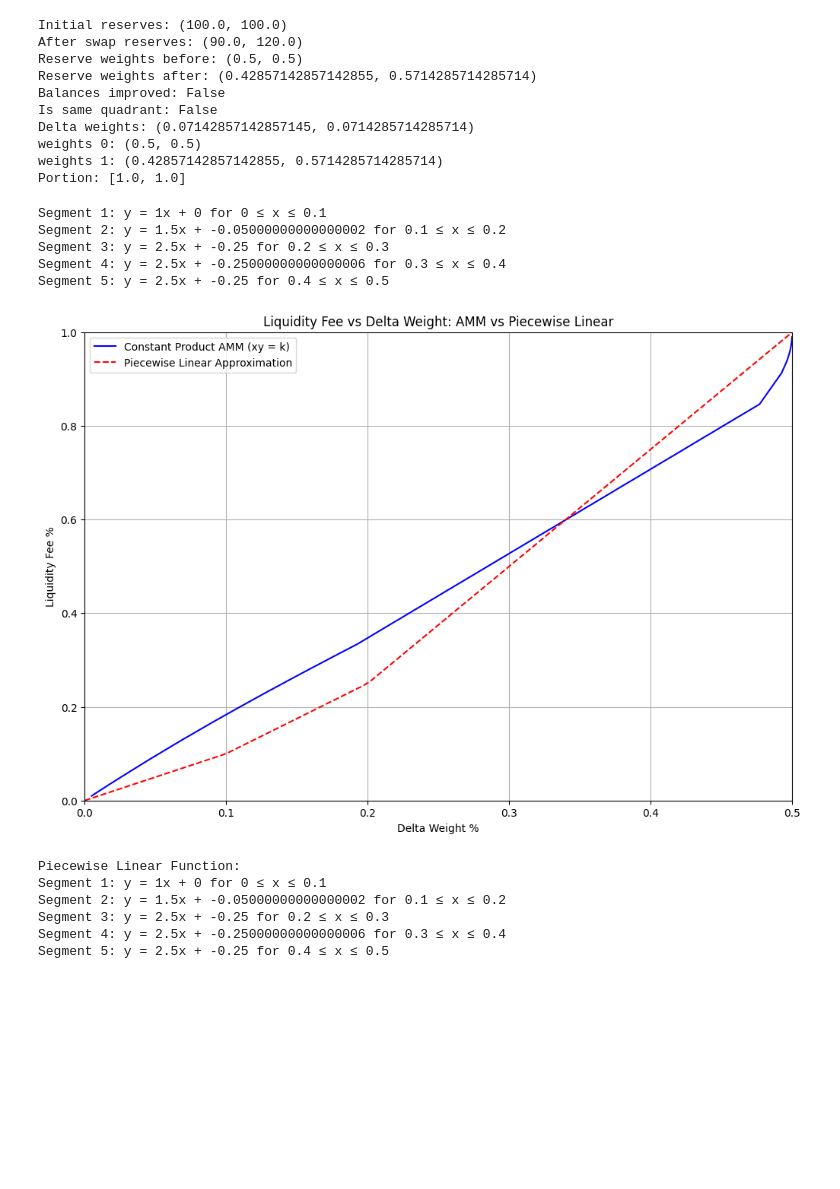
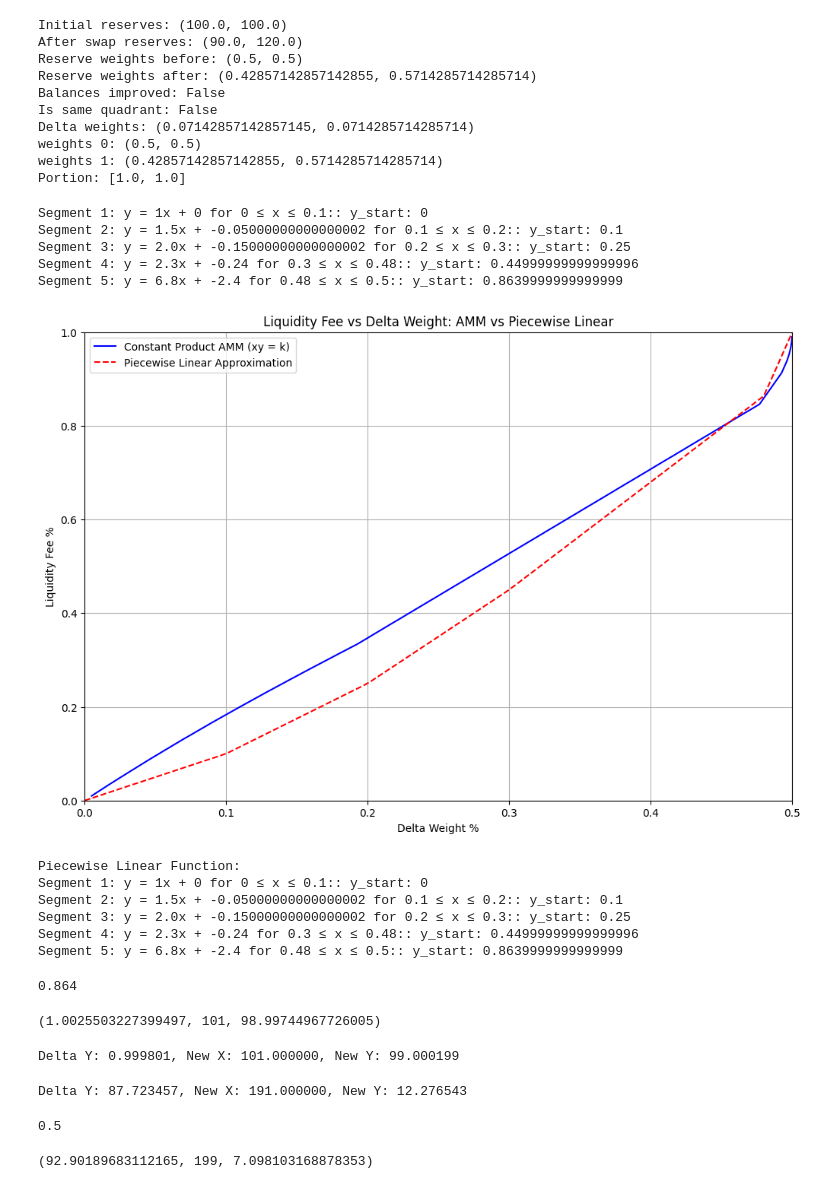
Before and after one commit to solendprotocol/steamm, a Jupyter notebook: notebooks/liquidity_fee.ipynb, the cells around one changed output. Drawn from its saved outputs; the diff is of its cells as text; code cells hidden in the pictures; blank space fills up the shorter version.

```diff
--- a/notebooks/liquidity_fee.ipynb
+++ b/notebooks/liquidity_fee.ipynb
@@ -324,37 +536,67 @@ class PiecewiseLinear:
         print("\nPiecewise Linear Function:")
         self.display()
 # %%
-
 # Create a piecewise function
 pw = PiecewiseLinear()
 
 # Add segments: (start_x, end_x, slope)
+#Segment 1: y = 1x + 0           for 0 ≤ x ≤ 0.1    (y_start: 0)
+#Segment 2: y = 1.5x - 0.05     for 0.1 ≤ x ≤ 0.2  (y_start: 0.1)
+#Segment 3: y = 2.0x - 0.15     for 0.2 ≤ x ≤ 0.3  (y_start: 0.25)
+#Segment 4: y = 2.3x - 0.24     for 0.3 ≤ x ≤ 0.48 (y_start: 0.45)
+#Segment 5: y = 6.8x - 2.4      for 0.48 ≤ x ≤ 0.5 (y_start: 0.864)
+
 pw.add_segment(0, 0.1, 1)    # slope = 1 from x=0 to x=2
 pw.add_segment(0.1, 0.2, 1.5)   # slope = -2 from x=2 to x=4
-pw.add_segment(0.2, 0.3, 2.5)  # slope = 0.5 from x=4 to x=6
-pw.add_segment(0.3, 0.4, 2.5)  # slope = 0.5 from x=4 to x=6
-pw.add_segment(0.4, 0.5, 2.5)  # slope = 0.5 from x=4 to x=6
+pw.add_segment(0.2, 0.3, 2.0)  # slope = 0.5 from x=4 to x=6
+pw.add_segment(0.3, 0.48, 2.3)  # slope = 0.5 from x=4 to x=6
+pw.add_final_segment()
 
 # Display the function
 pw.display()
 
 # pw.evaluate(0.2)
 
 # Test some points
 #test_points = [0, 1, 2, 3, 4, 5, 6]
 #for x in test_points:
 #    print(f"f({x}) = {pw.evaluate(x)}")
 pw.compare_amm_and_piecewise()
 # %% [output]
-Segment 1: y = 1x + 0 for 0 ≤ x ≤ 0.1
-Segment 2: y = 1.5x + -0.05000000000000002 for 0.1 ≤ x ≤ 0.2
-Segment 3: y = 2.5x + -0.25 for 0.2 ≤ x ≤ 0.3
-Segment 4: y = 2.5x + -0.25000000000000006 for 0.3 ≤ x ≤ 0.4
-Segment 5: y = 2.5x + -0.25 for 0.4 ≤ x ≤ 0.5
+Segment 1: y = 1x + 0 for 0 ≤ x ≤ 0.1:: y_start: 0
+Segment 2: y = 1.5x + -0.05000000000000002 for 0.1 ≤ x ≤ 0.2:: y_start: 0.1
+Segment 3: y = 2.0x + -0.15000000000000002 for 0.2 ≤ x ≤ 0.3:: y_start: 0.25
+Segment 4: y = 2.3x + -0.24 for 0.3 ≤ x ≤ 0.48:: y_start: 0.44999999999999996
+Segment 5: y = 6.8x + -2.4 for 0.48 ≤ x ≤ 0.5:: y_start: 0.8639999999999999
-[figure, old version]
+[figure, new version]
 Piecewise Linear Function:
-Segment 1: y = 1x + 0 for 0 ≤ x ≤ 0.1
-Segment 2: y = 1.5x + -0.05000000000000002 for 0.1 ≤ x ≤ 0.2
-Segment 3: y = 2.5x + -0.25 for 0.2 ≤ x ≤ 0.3
-Segment 4: y = 2.5x + -0.25000000000000006 for 0.3 ≤ x ≤ 0.4
-Segment 5: y = 2.5x + -0.25 for 0.4 ≤ x ≤ 0.5
+Segment 1: y = 1x + 0 for 0 ≤ x ≤ 0.1:: y_start: 0
+Segment 2: y = 1.5x + -0.05000000000000002 for 0.1 ≤ x ≤ 0.2:: y_start: 0.1
+Segment 3: y = 2.0x + -0.15000000000000002 for 0.2 ≤ x ≤ 0.3:: y_start: 0.25
+Segment 4: y = 2.3x + -0.24 for 0.3 ≤ x ≤ 0.48:: y_start: 0.44999999999999996
+Segment 5: y = 6.8x + -2.4 for 0.48 ≤ x ≤ 0.5:: y_start: 0.8639999999999999
+# %%
+#0.8639999999999999 + 6.8 * (0.5 - 0.48)
+0.864 + 6.8 * (0.5 - 0.48)
+0.45 + 2.3 * (0.48 - 0.3)
+
+#pw.compare_stable_and_piecewise()
+# %% [output]
+0.864
+# %%
+PiecewiseLinear.compute_stable_swap(100, 100, 1) # returns delta_y, new_x, new_y
+# %% [output]
+(1.0025503227399497, 101, 98.99744967726005)
+# %%
+
+# Test it
+delta_y, new_x, new_y = PiecewiseLinear.compute_stable_swap(1)
+print(f"Delta Y: {delta_y:.6f}, New X: {new_x:.6f}, New Y: {new_y:.6f}")
+# %% [output]
+Delta Y: 0.999801, New X: 101.000000, New Y: 99.000199
+# %%
+# Test it
+delta_y, new_x, new_y = PiecewiseLinear.compute_stable_swap(91)
+print(f"Delta Y: {delta_y:.6f}, New X: {new_x:.6f}, New Y: {new_y:.6f}")
+# %% [output]
+Delta Y: 87.723457, New X: 191.000000, New Y: 12.276543
@@ -360,0 +622,8 @@ Segment 5: y = 2.5x + -0.25 for 0.4 ≤ x ≤ 0.5
+# %%
+0.864 + 6.8 * (0.5 - 0.48)
+
+864 + (6800 * (500-480) / 10000)
+
+500 / 1000
+# %% [output]
+0.5
@@ -360,0 +669,4 @@ Segment 5: y = 2.5x + -0.25 for 0.4 ≤ x ≤ 0.5
+# %%
+get_stable_pool(99)
+# %% [output]
+(92.90189683112165, 199, 7.098103168878353)
```
Also changed, not shown: parts of 8 cells of this notebook, 7 other files.
